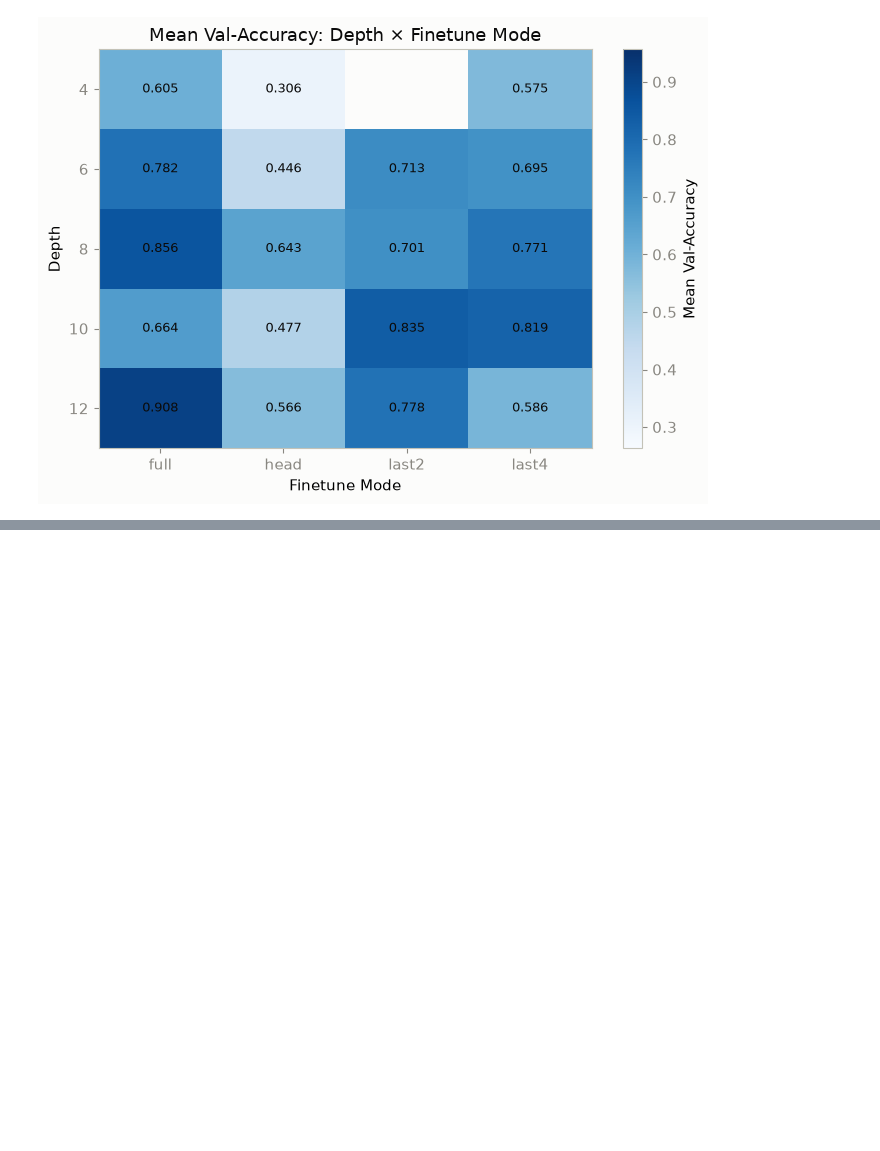
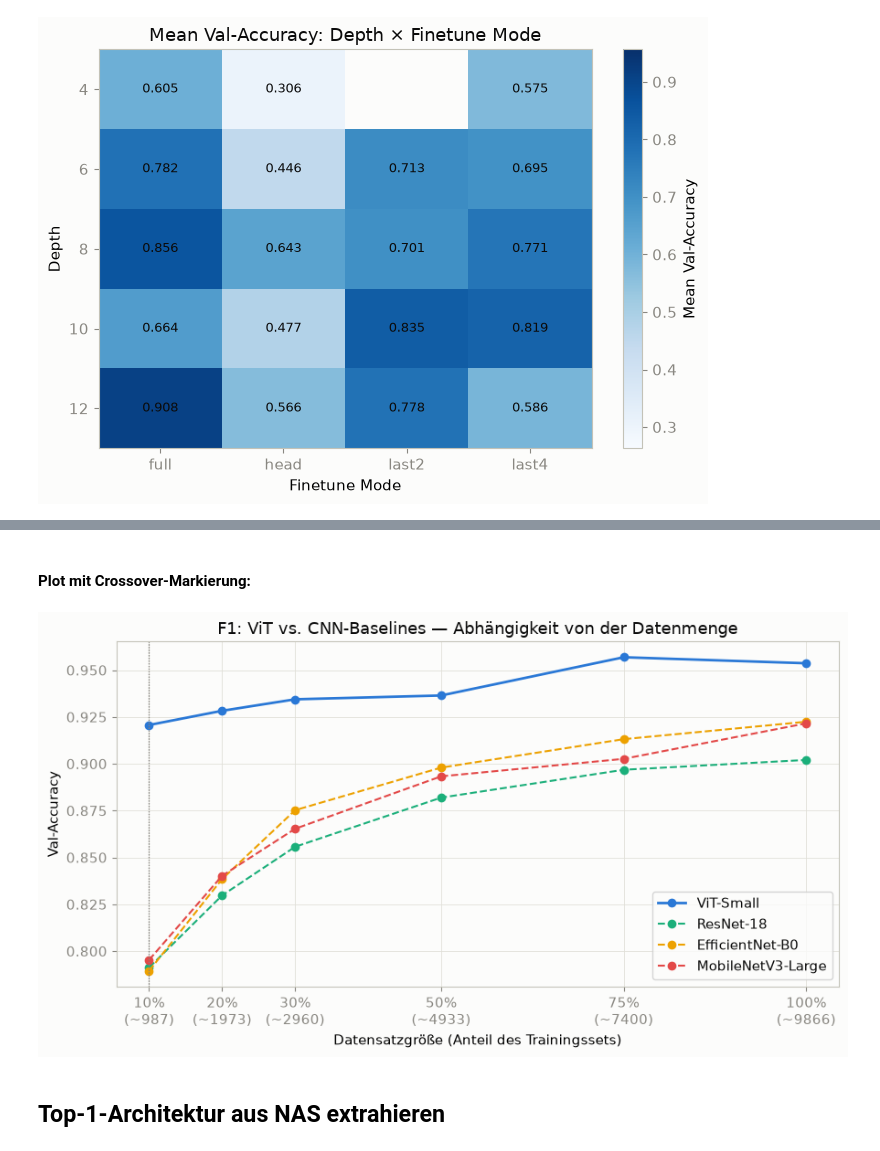
Before and after one commit to mats-ad/Masterarbeit, a Jupyter notebook: notebooks/auswertung_ergebnisse.ipynb, the cells around one changed output, grey strips where cells are left out. Saved outputs shown, nothing was run; the diff lists cells and outputs as text; code cells hidden in the pictures; blank space fills up the shorter version.

```diff
--- a/notebooks/auswertung_ergebnisse.ipynb
+++ b/notebooks/auswertung_ergebnisse.ipynb
@@ -443,0 +497,38 @@ plt.show()
+# %% [markdown]
+#### Plot mit Crossover-Markierung:
+# %%
+model_styles = {
+    "vit_small":           (C1, "-",  2.0, "ViT-Small"),
+    "resnet18":            (C2, "--", 1.5, "ResNet-18"),
+    "efficientnet_b0":     (C3, "--", 1.5, "EfficientNet-B0"),
+    "mobilenetv3_large":   (C4, "--", 1.5, "MobileNetV3-Large"),
+}
+
+fig, ax = plt.subplots(figsize=(9, 5))
+
+for model, (color, ls, lw, label) in model_styles.items():
+    d = f1[f1["model"] == model].sort_values("subsample_frac")
+    ax.plot(d["subsample_frac"], d["best_val_acc"],
+            color=color, linestyle=ls, linewidth=lw,
+            marker="o", markersize=6, label=label)
+
+# Crossover-Linien einzeichnen
+for m, frac in crossovers.items():
+    if frac:
+        ax.axvline(frac, color=MUTED, linewidth=0.8, linestyle=":")
+
+ax.set_xlabel("Datensatzgröße (Anteil des Trainingssets)")
+ax.set_ylabel("Val-Accuracy")
+ax.set_title("F1: ViT vs. CNN-Baselines — Abhängigkeit von der Datenmenge")
+ax.legend(loc="lower right")
+ax.grid(True)
+ax.set_xticks([0.1, 0.2, 0.3, 0.5, 0.75, 1.0])
+ax.set_xticklabels(["10%\n(~987)", "20%\n(~1973)", "30%\n(~2960)",
+                     "50%\n(~4933)", "75%\n(~7400)", "100%\n(~9866)"])
+plt.tight_layout()
+plt.savefig("../results/plots/f1_crossover.png", dpi=150)
+plt.show()
+# %% [output]
+[figure, added]
+# %% [markdown]
+## Top-1-Architektur aus NAS extrahieren
```
Also changed, not shown: parts of 9 cells of this notebook.
